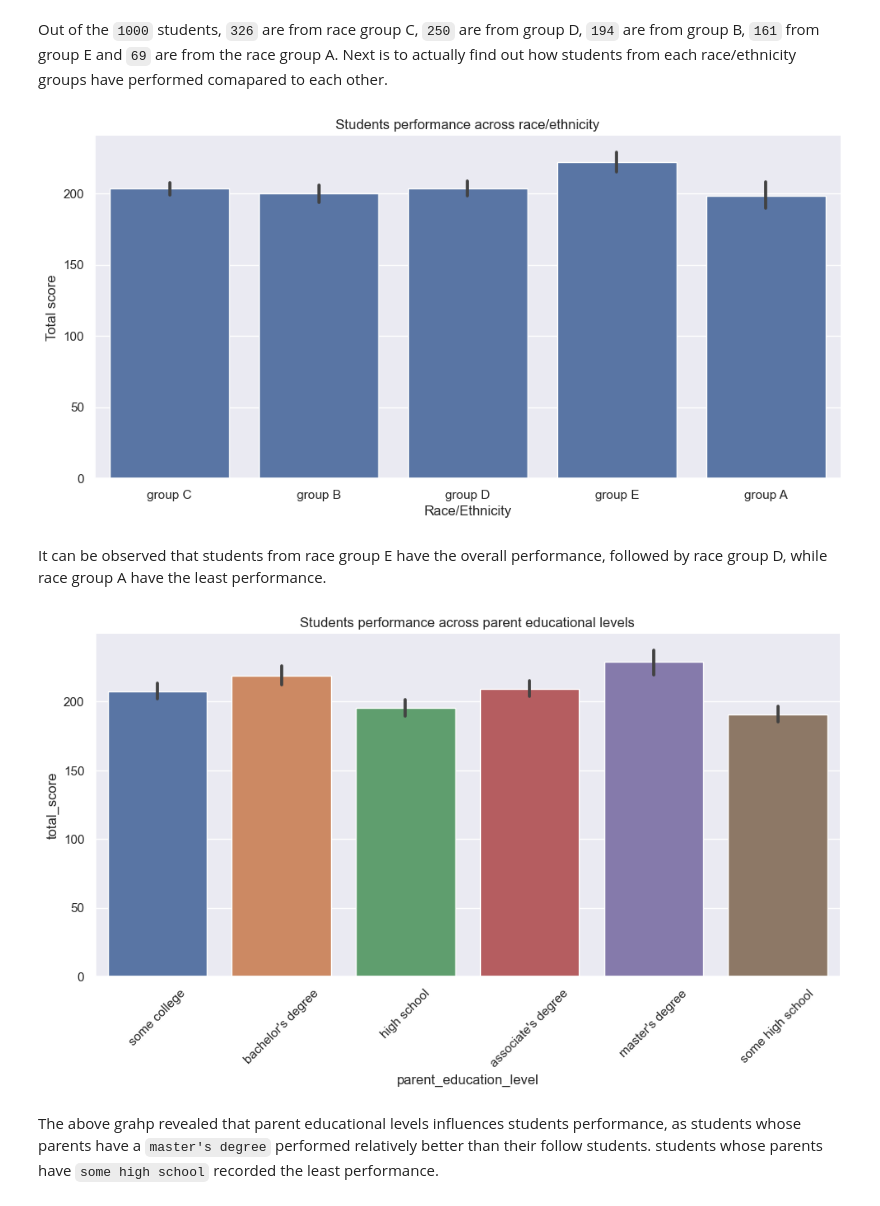
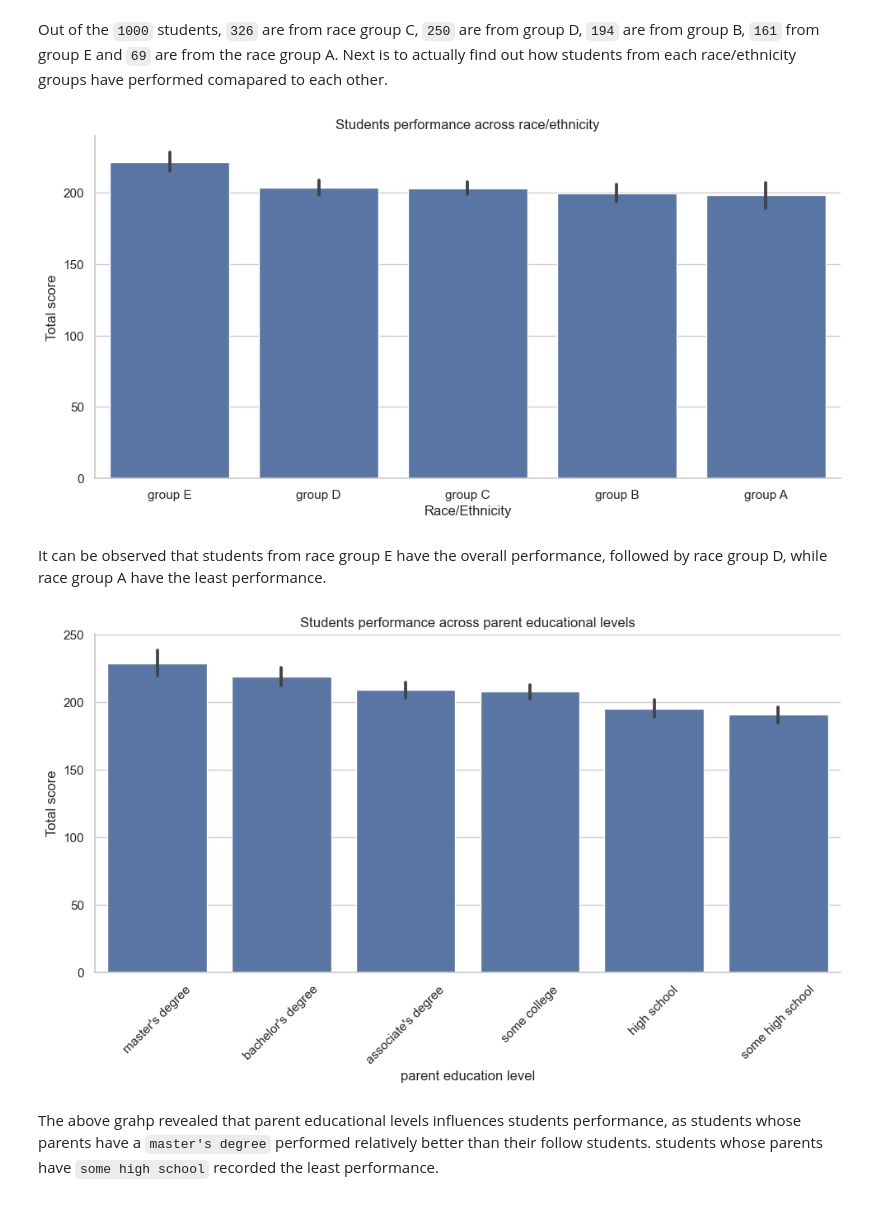
Before and after one commit to yahayakayode/Analytics-of-Students-Performance-and-Career-Prediction-Using-Machine-Learning, a Jupyter notebook: Analytics-of-Students-Performance-and-Career-Prediction-Using-Machine-Learning.ipynb, the cells around one changed output. Drawn from its saved outputs; the diff is of its cells as text; code cells hidden in the pictures.

```diff
--- a/Analytics-of-Students-Performance-and-Career-Prediction-Using-Machine-Learning.ipynb
+++ b/Analytics-of-Students-Performance-and-Career-Prediction-Using-Machine-Learning.ipynb
@@ -229,12 +252,23 @@ std_exams_df['race_ethnicity'].value_counts().reset_index()
 # %% [markdown]
 Out of the `1000` students, `326` are from race group C, `250` are from group D, `194` are from group B, `161` from group E and `69` are from the race group A. Next is to actually find out how students from each race/ethnicity groups have performed comapared to each other.
 # %%
+order_by_mean = std_exams_df.groupby('race_ethnicity')['total_score'].mean().sort_values(ascending=False).index
+
+# Set the base color
 base_color = sns.color_palette()[0]
-base_order = std_exams_df.value_counts().index
-sns.catplot(x='race_ethnicity', y='total_score', data=std_exams_df,
-            kind='bar', aspect=2, color= base_color).set(title='Students performance across race/ethnicity')
+
+# Create a bar plot with sorted order
+sns.catplot(
+    x='race_ethnicity', y='total_score', data=std_exams_df,
+    kind='bar', aspect=2, color=base_color, order=order_by_mean
+).set(title='Students performance across race/ethnicity')
+
+# Set labels for x and y axes
 plt.xlabel('Race/Ethnicity')
 plt.ylabel('Total score')
+
+# Show the plot
+plt.show()
 sns.color_palette();
 # %% [output]
-[figure, old version]
+[figure, new version]
@@ -243,12 +275,28 @@ sns.color_palette();
 # %% [markdown]
 It can be observed that students from race group E have the overall performance, followed by race group D, while race group A have the least performance.
 # %%
+# Sorting the parent education levels by total score in descending order
+parent_order = std_exams_df.groupby('parent_education_level')['total_score'].mean().sort_values(ascending=False).index
 
-sns.catplot(x='parent_education_level', y='total_score', data=std_exams_df,
-            kind='bar', aspect=2).set(title='Students performance across parent educational levels');
-plt.xticks(rotation=45);
+# Creating the catplot
+sns.catplot(
+    x='parent_education_level',
+    y='total_score',
+    data=std_exams_df,
+    kind='bar',
+    aspect=2,
+    order=parent_order,  # Using the sorted order
+    palette=[sns.color_palette()[0]] * len(parent_order)  # Using the same color for all bars
+).set(title='Students performance across parent educational levels')
+
+plt.xticks(rotation=45)
+# Set labels for x and y axes
+plt.xlabel('parent education level')
+plt.ylabel('Total score')
+
+plt.show()
 # %% [output]
-[figure, old version]
+[figure, new version]
 # %% [markdown]
 The above grahp revealed that parent educational levels influences students performance, as students whose parents have a `master's degree` performed relatively better than their follow students. students whose parents have `some high school` recorded the least performance.
 # %%
```
Also changed, not shown: parts of 11 cells of this notebook.
